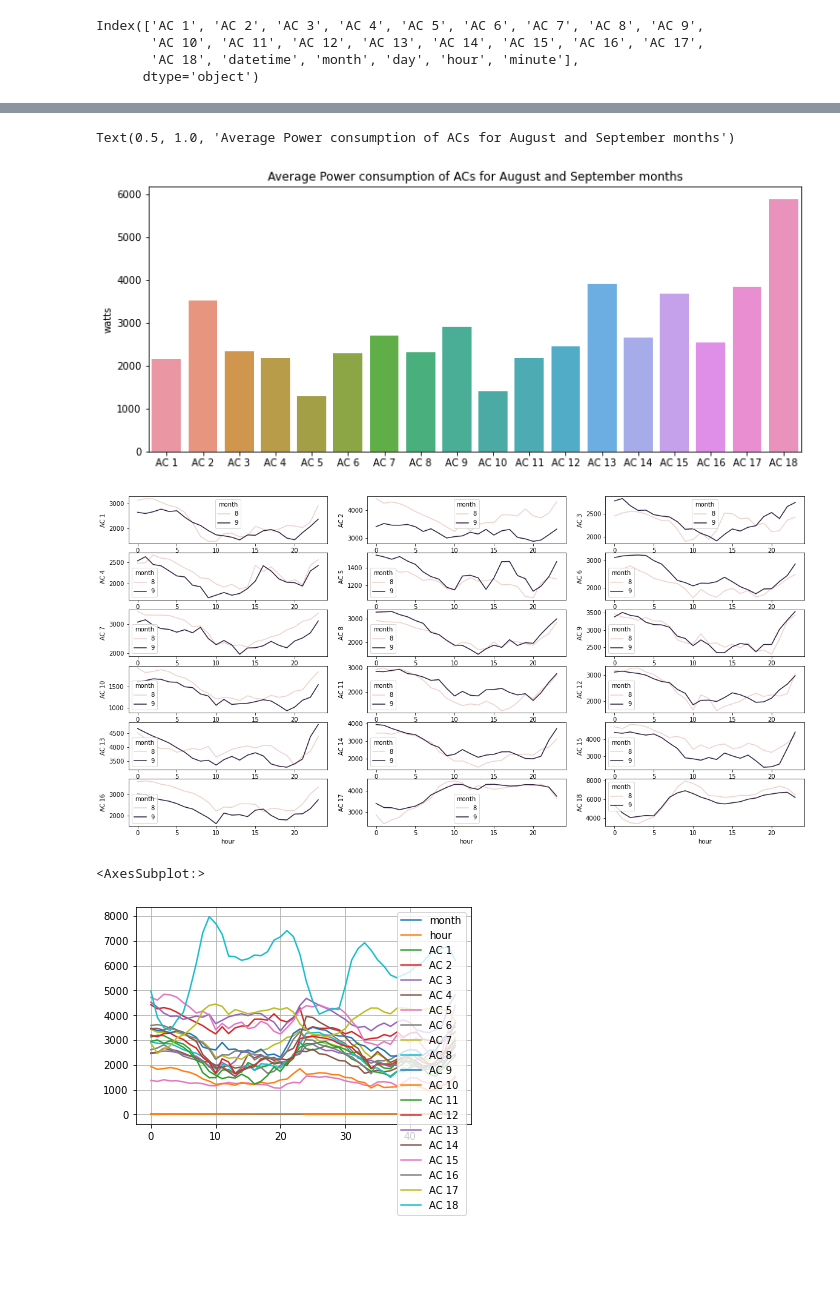
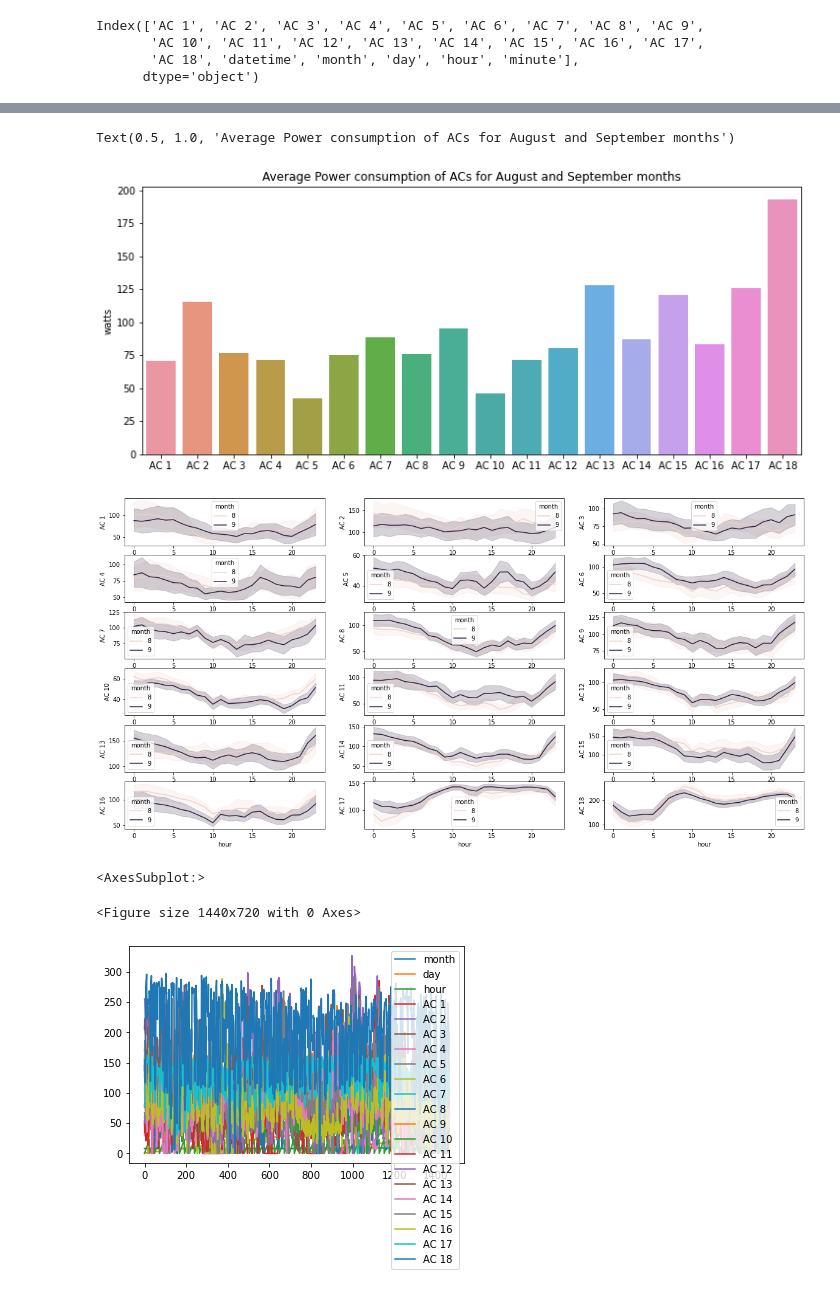
Before and after one commit to srivastavautkarsh13/Zenatix-Solutions, a Jupyter notebook: Zenatix.ipynb, the cells around one changed output, grey strips where cells are left out. Cells and saved outputs as stored; diff of their text form; code cells hidden in the pictures; blank space fills up the shorter version.

```diff
--- a/Zenatix.ipynb
+++ b/Zenatix.ipynb
@@ -127,2 +217,2 @@ new_df = df.copy()
 # %%
-df.fillna(0, inplace=True)
+new_df = new_df.dropna(axis=0)
@@ -189,0 +247,4 @@ hour_df[ac_columns].describe()
+# %%
+day_hour_df = df.groupby(['month','day','hour'],as_index=False)['AC 1', 'AC 2', 'AC 3', 'AC 4', 'AC 5', 'AC 6', 'AC 7', 'AC 8', 'AC 9',
+       'AC 10', 'AC 11', 'AC 12', 'AC 13', 'AC 14', 'AC 15', 'AC 16', 'AC 17',
+       'AC 18'].sum()
@@ -191,23 +261,25 @@ hour_df[ac_columns].describe()
 #sns.boxplot(data=hour_df)
 # %%
 plt.figure(figsize=(12,5))
-sns.barplot(x=ac_columns,y=hour_df[ac_columns].describe().loc['mean'],orient='v')
+sns.barplot(x=ac_columns,y=day_hour_df[ac_columns].describe().loc['mean'],orient='v')
 plt.ylabel('watts')
 plt.title('Average Power consumption of ACs for August and September months')
 # %% [output]
 Text(0.5, 1.0, 'Average Power consumption of ACs for August and September months')
-[figure, old version]
+[figure, new version]
 # %%
 plt.figure(figsize=(20,10))
 count = 1
 for ac in ac_columns:
     plt.subplot(6,3,count)
     count += 1
-    sns.lineplot(x='hour',y=ac,data=hour_df,hue='month')
+    sns.lineplot(x='hour',y=ac,data=day_hour_df,hue='month')
 # %% [output]
-[figure, old version]
+[figure, new version]
 # %%
-hour_df.plot(grid=True)
+plt.figure(figsize=(20,10))
+day_hour_df.plot()
 # %% [output]
 <AxesSubplot:>
+<Figure size 1440x720 with 0 Axes>
-[figure, old version]
+[figure, new version]
```
Also changed, not shown: parts of 25 cells of this notebook.
